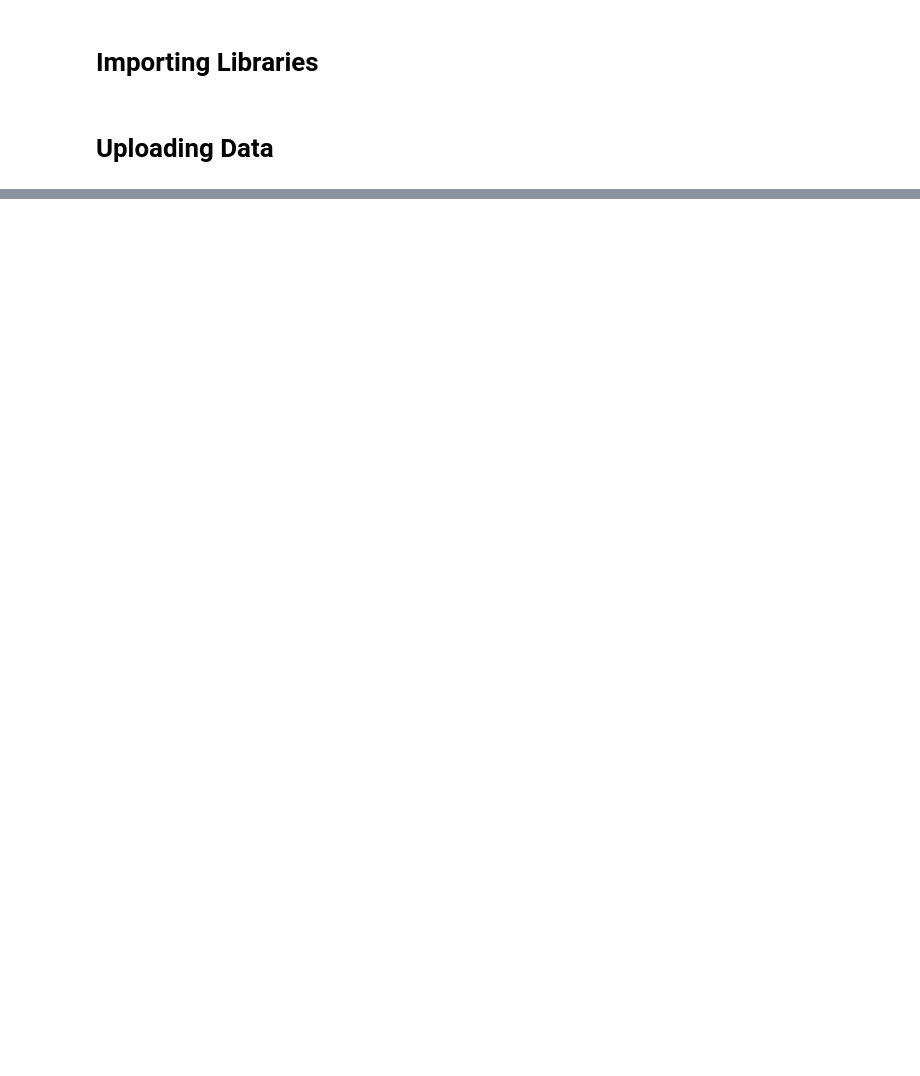
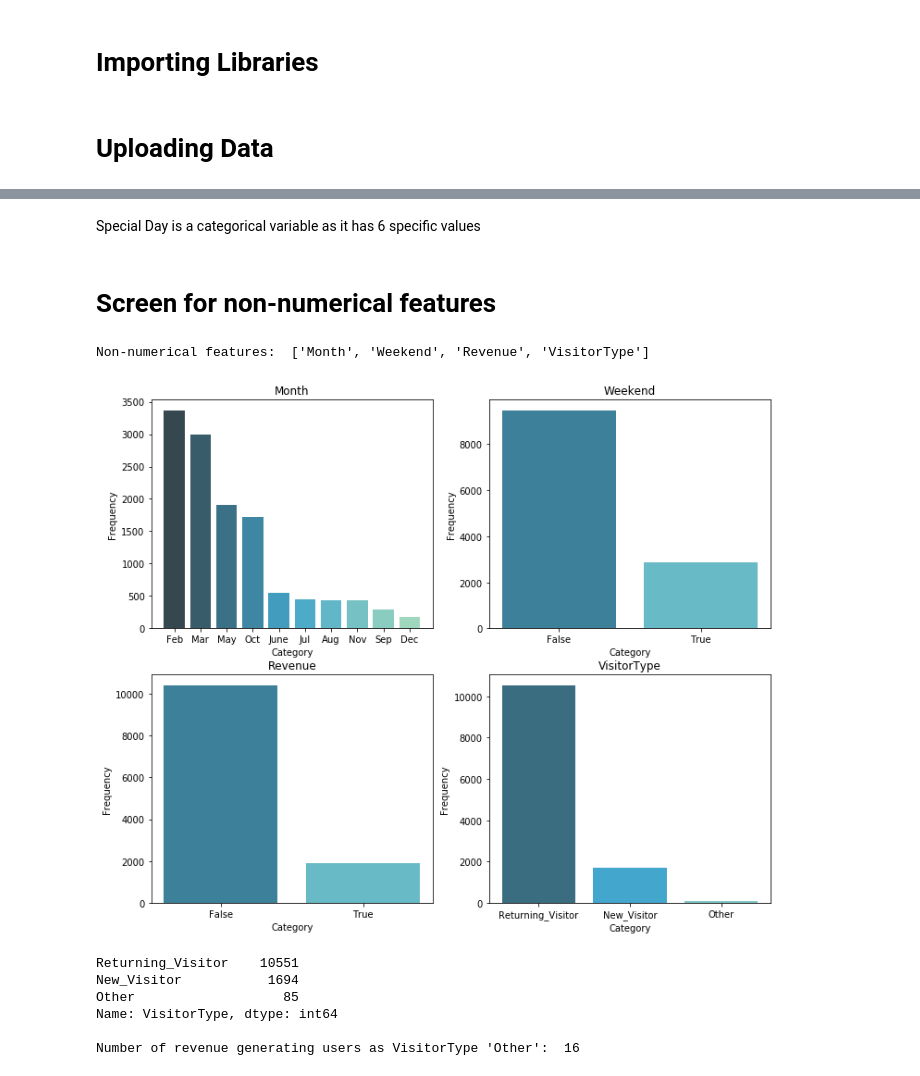
Before and after one commit to nielsbclausen/Mod_5_Project, a Jupyter notebook: Online_Purchasing_Intention_Laura .ipynb, the cells around one changed output, grey strips where cells are left out. Saved outputs shown, nothing was run; the diff lists cells and outputs as text; code cells hidden in the pictures; blank space fills up the shorter version.

```diff
--- a/Online_Purchasing_Intention_Laura .ipynb
+++ b/Online_Purchasing_Intention_Laura .ipynb
@@ -34,0 +146,37 @@ raw_df = pd.read_csv("")
+# %% [markdown]
+ Special Day is a categorical variable as it has 6 specific values
+# %% [markdown]
+# Screen for non-numerical features
+# %%
+non_num_cols = list(set(raw_df.columns) - set(raw_df.describe().columns))
+print('Non-numerical features: ',non_num_cols)
+# %% [output]
+Non-numerical features:  ['Month', 'Weekend', 'Revenue', 'VisitorType']
+# %%
+fig, axs = plt.subplots(2, 2,figsize=(12,10))
+#Create a bar chart for each of the non-numerical variables.
+for i, col in enumerate(non_num_cols):
+    #Helper variables to assign the correct axes to each of the 4 plots.
+    j=i//2
+    k=i%2
+    #Setting a color palette for the plots.
+    color = sns.color_palette("GnBu_d",n_colors=len(raw_df[col].unique()))
+    #Create the bar plot.
+    axs[j,k].bar(raw_df[col].astype('str').unique(), raw_df[col].value_counts(), color= color)
+    axs[j,k].set_title(col)
+    axs[j,k].set_ylabel('Frequency')
+    axs[j,k].set_xlabel('Category')
+plt.show();
+# %% [output]
+[figure, added]
+# %%
+print(raw_df.VisitorType.value_counts(),'\n')
+print('''Number of revenue generating users as VisitorType 'Other': ''',
+      raw_df[raw_df['VisitorType']=='Other'][raw_df['Revenue']==True].Revenue.count())
+# %% [output]
+Returning_Visitor    10551
+New_Visitor           1694
+Other                   85
+Name: VisitorType, dtype: int64
+
+Number of revenue generating users as VisitorType 'Other':  16
```
Also changed, not shown: parts of 18 cells of this notebook.
